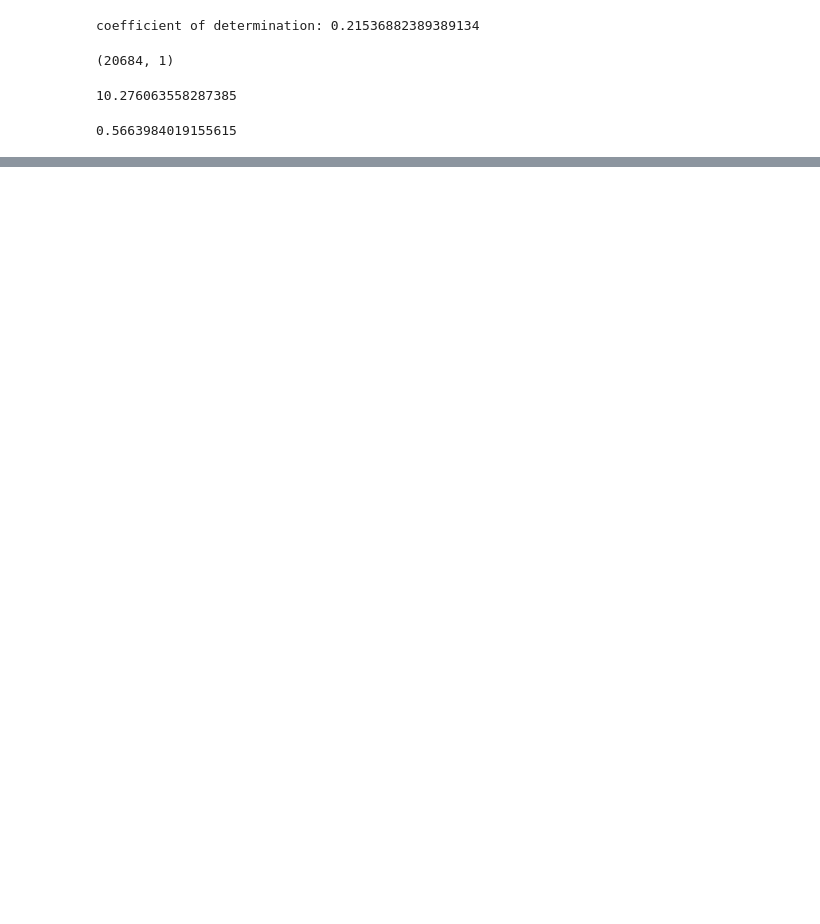
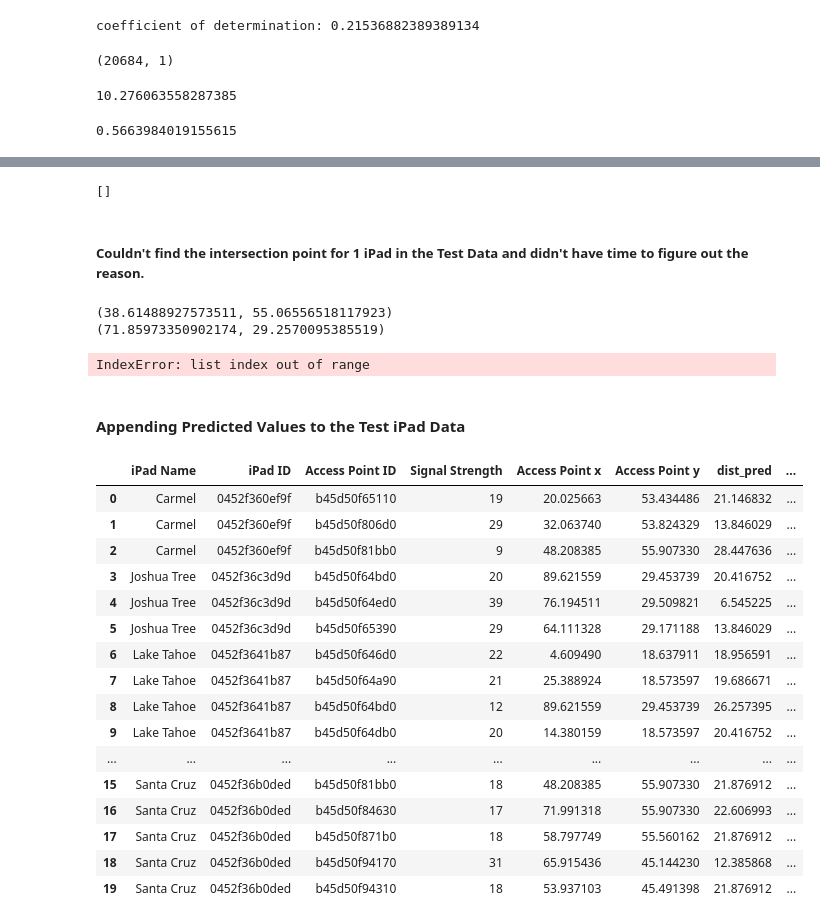
Before and after one commit to Shritej24c/Aruba, a Jupyter notebook: Aruba Data Challenge.ipynb, the cells around one changed output, grey strips where cells are left out. Drawn from its saved outputs; the diff is of its cells as text; code cells hidden in the pictures; blank space fills up the shorter version.

Commit message:
Data Challenge

```diff
--- a/Aruba Data Challenge.ipynb
+++ b/Aruba Data Challenge.ipynb
@@ -221,0 +295,2 @@ mean_absolute_percentage_error(y_pred, y)
+# %%
+radii = {key: distances[key] for key in known_points}
@@ -221,0 +303,17 @@ mean_absolute_percentage_error(y_pred, y)
+# %%
+# find ALL intersection points of circles
+intersections = []
+for p1, p2, p3 in [(k1, k2, k3) for k1 in ap for k2 in ap for k3 in ap if k1 < k2 < k3]:
+    r1, r2, r3 = radii[p1], radii[p2], radii[p3]
+    if np.linalg.norm(known_points[p1] - ap[p2]) < r1 + r2 and np.linalg.norm(ap[p2] - ap[p3]) < r2 + r3:
+        # circles intersect at two points
+        d = np.linalg.norm(ap[p1] - ap[p3])
+        a = (r1**2 - r2**2 + d**2) / (2*d)
+        h = np.sqrt(r1**2 - a**2)
+        x2 = ap[p1][0] + a * (ap[p3][0] - ap[p1][0]) / d
+        y2 = ap[p1][1] + a * (ap[p3][1] - ap[p1][1]) / d
+        x3_1 = x2 + h * (ap[p3][1] - ap[p1][1]) / d
+        y3_1 = y2 - h * (ap[p3][0] - ap[p1][0]) / d
+        x3_2 = x2 - h * (ap[p3][1] - ap[p1][1]) / d
+        y3_2 = y2 + h * (ap[p3][0] - ap[p1][0]) / d
+        intersections.append(((x3_1 + x3_2)/2, (y3_1+y3_2)/2))
@@ -221,0 +422,43 @@ mean_absolute_percentage_error(y_pred, y)
+# %%
+inter_point['0452f3641b87']
+# %% [output]
+[]
+# %% [markdown]
+##### Couldn't find the intersection point for 1 iPad in the Test Data and didn't have time to figure out the reason.
+# %%
+for k, v in inter_point.items():
+    print(inter_point[k][0])
+# %% [output]
+(38.61488927573511, 55.06556518117923)
+(71.85973350902174, 29.2570095385519)
+IndexError: list index out of range
+# %% [markdown]
+#### Appending Predicted Values to the Test iPad Data
+# %%
+for k, v in inter_point.items():
+    if len(inter_point[k]) == 0:
+        test_ipad.loc[test_ipad['iPad ID'] == k, 'x_pred'] == np.nan
+        test_ipad.loc[test_ipad['iPad ID'] == k, 'y_pred'] == np.nan
+    else:
+        test_ipad.loc[test_ipad['iPad ID'] == k, 'x_pred'] = inter_point[k][0][0]
+        test_ipad.loc[test_ipad['iPad ID'] == k, 'y_pred'] = inter_point[k][0][1]
+# %%
+test_ipad
+# %% [output]
+|  | iPad Name | iPad ID | Access Point ID | Signal Strength | Access Point x | Access Point y | dist_pred | ... |
+| 0 | Carmel | 0452f360ef9f | b45d50f65110 | 19 | 20.025663 | 53.434486 | 21.146832 | ... |
+| 1 | Carmel | 0452f360ef9f | b45d50f806d0 | 29 | 32.063740 | 53.824329 | 13.846029 | ... |
+| 2 | Carmel | 0452f360ef9f | b45d50f81bb0 | 9 | 48.208385 | 55.907330 | 28.447636 | ... |
+| 3 | Joshua Tree | 0452f36c3d9d | b45d50f64bd0 | 20 | 89.621559 | 29.453739 | 20.416752 | ... |
+| 4 | Joshua Tree | 0452f36c3d9d | b45d50f64ed0 | 39 | 76.194511 | 29.509821 | 6.545225 | ... |
+| 5 | Joshua Tree | 0452f36c3d9d | b45d50f65390 | 29 | 64.111328 | 29.171188 | 13.846029 | ... |
+| 6 | Lake Tahoe | 0452f3641b87 | b45d50f646d0 | 22 | 4.609490 | 18.637911 | 18.956591 | ... |
+| 7 | Lake Tahoe | 0452f3641b87 | b45d50f64a90 | 21 | 25.388924 | 18.573597 | 19.686671 | ... |
+| 8 | Lake Tahoe | 0452f3641b87 | b45d50f64bd0 | 12 | 89.621559 | 29.453739 | 26.257395 | ... |
+| 9 | Lake Tahoe | 0452f3641b87 | b45d50f64db0 | 20 | 14.380159 | 18.573597 | 20.416752 | ... |
+| ... | ... | ... | ... | ... | ... | ... | ... | ... |
+| 15 | Santa Cruz | 0452f36b0ded | b45d50f81bb0 | 18 | 48.208385 | 55.907330 | 21.876912 | ... |
+| 16 | Santa Cruz | 0452f36b0ded | b45d50f84630 | 17 | 71.991318 | 55.907330 | 22.606993 | ... |
+| 17 | Santa Cruz | 0452f36b0ded | b45d50f871b0 | 18 | 58.797749 | 55.560162 | 21.876912 | ... |
+| 18 | Santa Cruz | 0452f36b0ded | b45d50f94170 | 31 | 65.915436 | 45.144230 | 12.385868 | ... |
+| 19 | Santa Cruz | 0452f36b0ded | b45d50f94310 | 18 | 53.937103 | 45.491398 | 21.876912 | ... |
```
Also changed, not shown: parts of 28 cells of this notebook, 2 other files.
